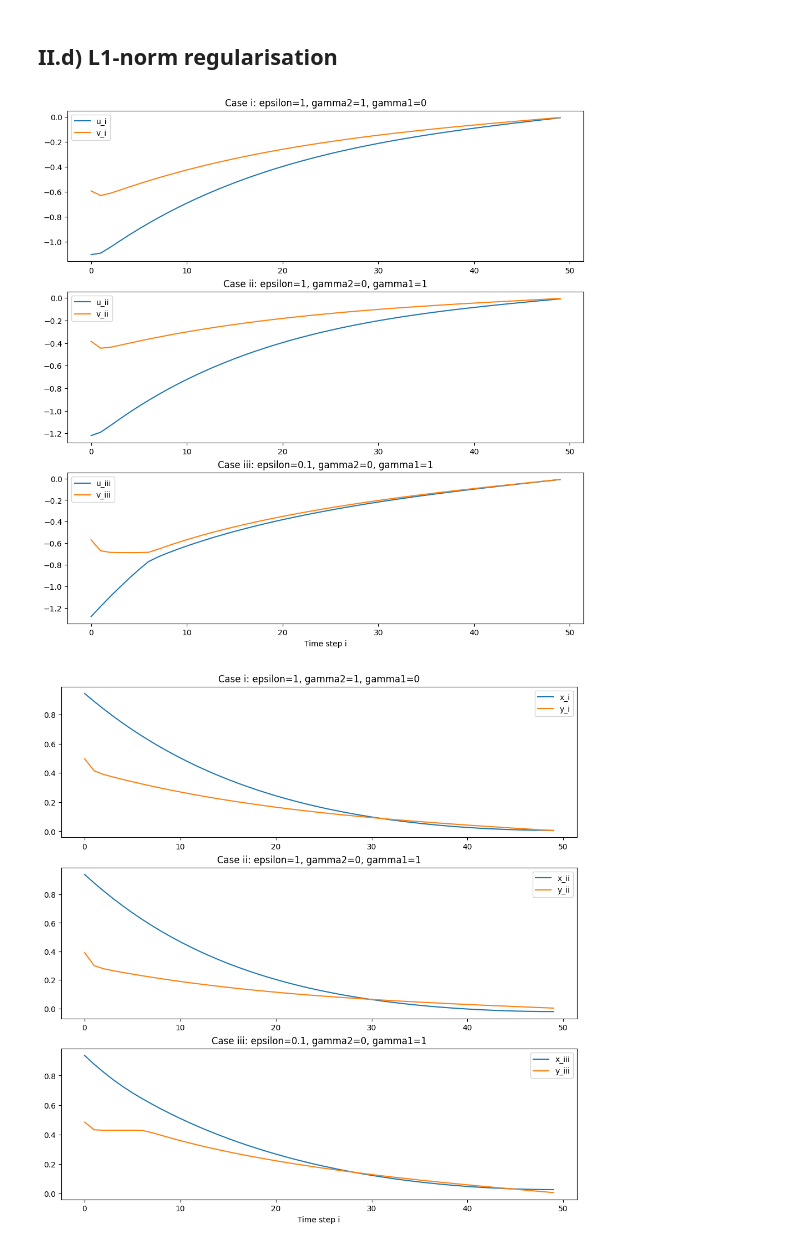
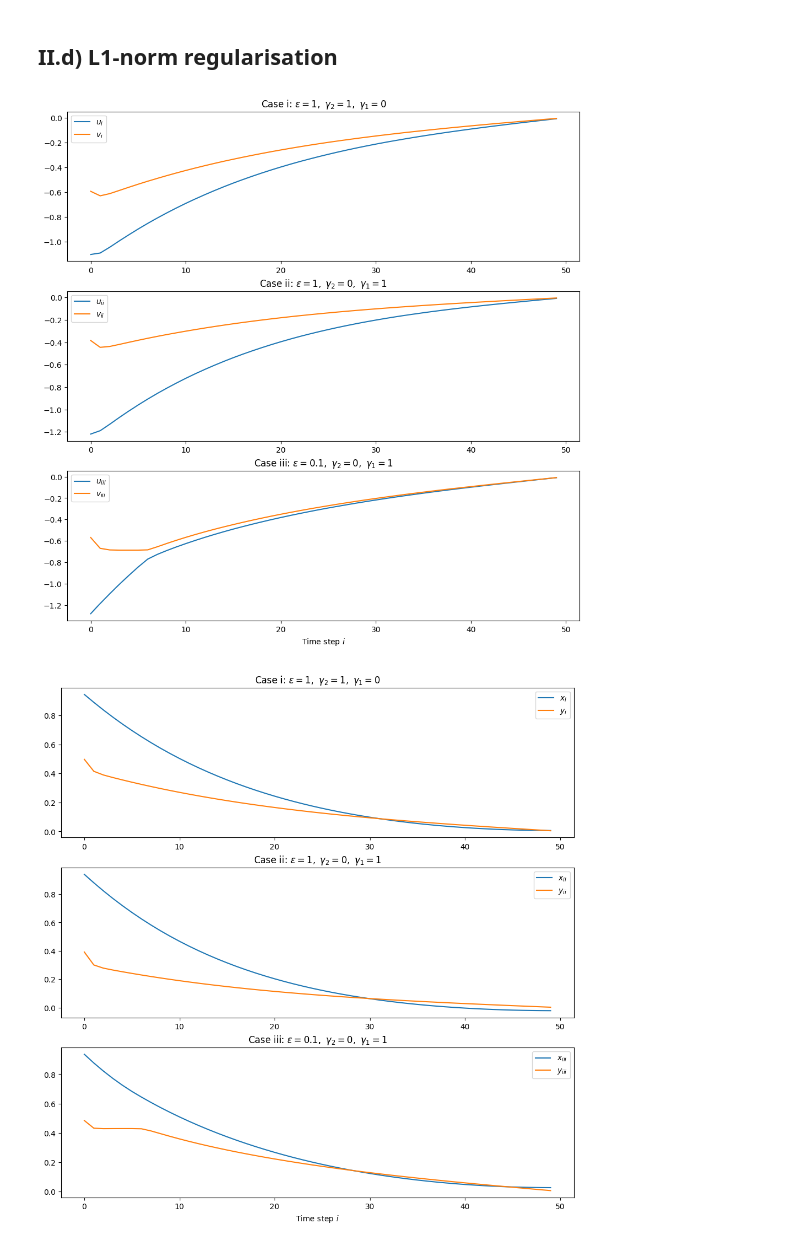
Before and after one commit to umarsdq/optimisationCW, a Jupyter notebook: optimisation.ipynb, the cells around one changed output. Drawn from its saved outputs; the diff is of its cells as text; code cells hidden in the pictures.

```diff
--- a/optimisation.ipynb
+++ b/optimisation.ipynb
@@ -233,24 +296,4 @@ plt.show()
 # %%
-def grad_L_epsilon(z, epsilon):
-    grad = np.zeros_like(z)
-    idx = np.abs(z) <= epsilon
-    grad[idx] = z[idx] / epsilon
-    grad[~idx] = np.sign(z[~idx])
-    return grad
-
-def gradient_descent(u_init, v_init, gamma1, gamma2, epsilon, lr, n_iter):
-    u = u_init.copy()
-    v = v_init.copy()
-
-    for _ in range(n_iter):
-        grad_u = 2 * Sx.T @ (Sx @ u + cx) + 2 * gamma2 * (u - v) + gamma1 * grad_L_epsilon(u - v, epsilon)
-        grad_v = 2 * Sy.T @ (Sy @ v + cy) - 2 * gamma2 * (u - v) - gamma1 * grad_L_epsilon(u - v, epsilon)
-
-        u -= lr * grad_u
-        v -= lr * grad_v
-
-    return u, v
-
 # Parameters
 u_init = np.zeros(N)
 v_init = np.zeros(N)
@@ -272,52 +315,52 @@ u_iii, v_iii = gradient_descent(u_init, v_init, gamma1=1, gamma2=0, epsilon=0.1,
 x_iii = Sx @ u_iii + cx
 y_iii = Sy @ v_iii + cy
 
 # Plotting
 plt.figure(figsize=(12, 12))
 
 plt.subplot(3, 1, 1)
-plt.plot(u_i, label='u_i')
-plt.plot(v_i, label='v_i')
-plt.title('Case i: epsilon=1, gamma2=1, gamma1=0')
+plt.plot(u_i, label=r'$u_{i}$')
+plt.plot(v_i, label=r'$v_{i}$')
+plt.title(r'Case i: $\epsilon=1,\ \gamma_{2}=1,\ \gamma_{1}=0$')
 plt.legend()
 
 plt.subplot(3, 1, 2)
-plt.plot(u_ii, label='u_ii')
-plt.plot(v_ii, label='v_ii')
-plt.title('Case ii: epsilon=1, gamma2=0, gamma1=1')
+plt.plot(u_ii, label=r'$u_{ii}$')
+plt.plot(v_ii, label=r'$v_{ii}$')
+plt.title(r'Case ii: $\epsilon=1,\ \gamma_{2}=0,\ \gamma_{1}=1$')
 plt.legend()
 
 plt.subplot(3, 1, 3)
-plt.plot(u_iii, label='u_iii')
-plt.plot(v_iii, label='v_iii')
-plt.title('Case iii: epsilon=0.1, gamma2=0, gamma1=1')
-plt.xlabel('Time step i')
+plt.plot(u_iii, label=r'$u_{iii}$')
+plt.plot(v_iii, label=r'$v_{iii}$')
+plt.title(r'Case iii: $\epsilon=0.1,\ \gamma_{2}=0,\ \gamma_{1}=1$')
+plt.xlabel(r'Time step $i$')
 plt.legend()
 plt.savefig('plots/L1_controls.png', bbox_inches='tight', dpi=600)
 
 plt.figure(figsize=(12, 12))
 
 plt.subplot(3, 1, 1)
-plt.plot(x_i, label='x_i')
-plt.plot(y_i, label='y_i')
-plt.title('Case i: epsilon=1, gamma2=1, gamma1=0')
+plt.plot(x_i, label=r'$x_i$')
+plt.plot(y_i, label=r'$y_i$')
+plt.title(r'Case i: $\epsilon=1,\ \gamma_{2}=1,\ \gamma_{1}=0$')
 plt.legend()
 
 plt.subplot(3, 1, 2)
-plt.plot(x_ii, label='x_ii')
-plt.plot(y_ii, label='y_ii')
-plt.title('Case ii: epsilon=1, gamma2=0, gamma1=1')
+plt.plot(x_ii, label=r'$x_{ii}$')
+plt.plot(y_ii, label=r'$y_{ii}$')
+plt.title(r'Case ii: $\epsilon=1,\ \gamma_{2}=0,\ \gamma_{1}=1$')
 plt.legend()
 
 plt.subplot(3, 1, 3)
-plt.plot(x_iii, label='x_iii')
-plt.plot(y_iii, label='y_iii')
-plt.title('Case iii: epsilon=0.1, gamma2=0, gamma1=1')
-plt.xlabel('Time step i')
+plt.plot(x_iii, label=r'$x_{iii}$')
+plt.plot(y_iii, label=r'$y_{iii}$')
+plt.title(r'Case iii: $\epsilon=0.1,\ \gamma_{2}=0,\ \gamma_{1}=1$')
+plt.xlabel(r'Time step $i$')
 plt.legend()
 plt.savefig('plots/L1_states.png', bbox_inches='tight', dpi=600)
 
 plt.show()
 # %% [output]
-[figure, old version]
+[figure, new version]
-[figure, old version]
+[figure, new version]
```
Also changed, not shown: parts of 8 cells of this notebook, 10 other files.
